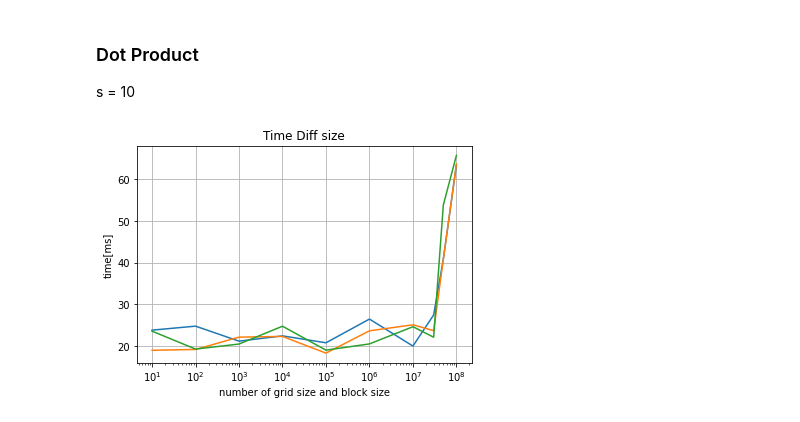
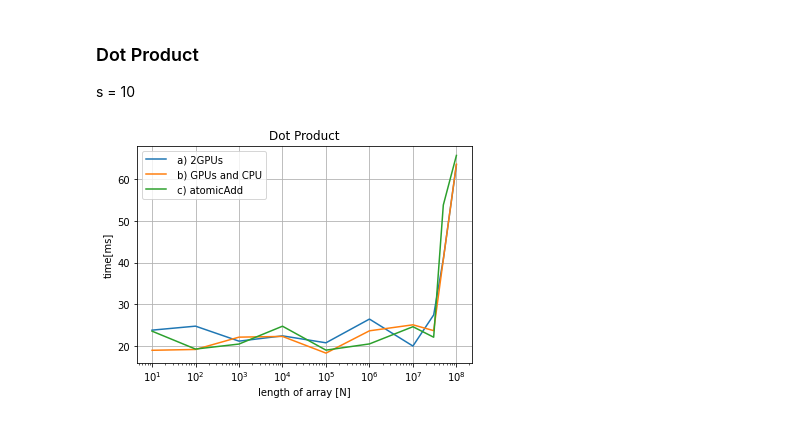
Before and after one commit to axcy0809/ManyCore, a Jupyter notebook: Alex/Ex2/plots.ipynb, the cells around one changed output. Drawn from its saved outputs; the diff is of its cells as text; code cells hidden in the pictures.

```diff
--- a/Alex/Ex2/plots.ipynb
+++ b/Alex/Ex2/plots.ipynb
@@ -40,15 +40,16 @@ s = 10
 # %%
 N = [10,100,1000,10000,100000,1000000,10000000,30000000,50000000,100000000]
 timea = [23.8471,24.804,21.2087,22.4754,20.8162,26.4995,20.0359,27.4963,40.8553,63.4607]
 timeb = [19.0194,19.2184,22.169,22.3425,18.3416,23.6876,25.1247,23.7304,40.7659,63.6312]
 timec = [23.6022,19.3121,20.5161,24.7904,19.0556,20.5469,24.6686,22.1535,53.8341,65.7154]
-plt.semilogx(N,timea)
-plt.semilogx(N,timeb)
-plt.semilogx(N,timec)
+plt.semilogx(N,timea,label = " a) 2GPUs")
+plt.semilogx(N,timeb,label = " b) GPUs and CPU")
+plt.semilogx(N,timec,label = " c) atomicAdd")
 plt.grid()
+plt.legend()
 plt.ylabel('time[ms]')
-plt.xlabel('number of grid size and block size')
-plt.title("Time Diff size")
-plt.savefig("Bilder/Dot_a")
+plt.xlabel('length of array [N]')
+plt.title("Dot Product")
+plt.savefig("Bilder/Dot_Prod")
 # %% [output]
-[figure, old version]
+[figure, new version]
```
Also changed, not shown: parts of 1 cell of this notebook, 7 other files.
